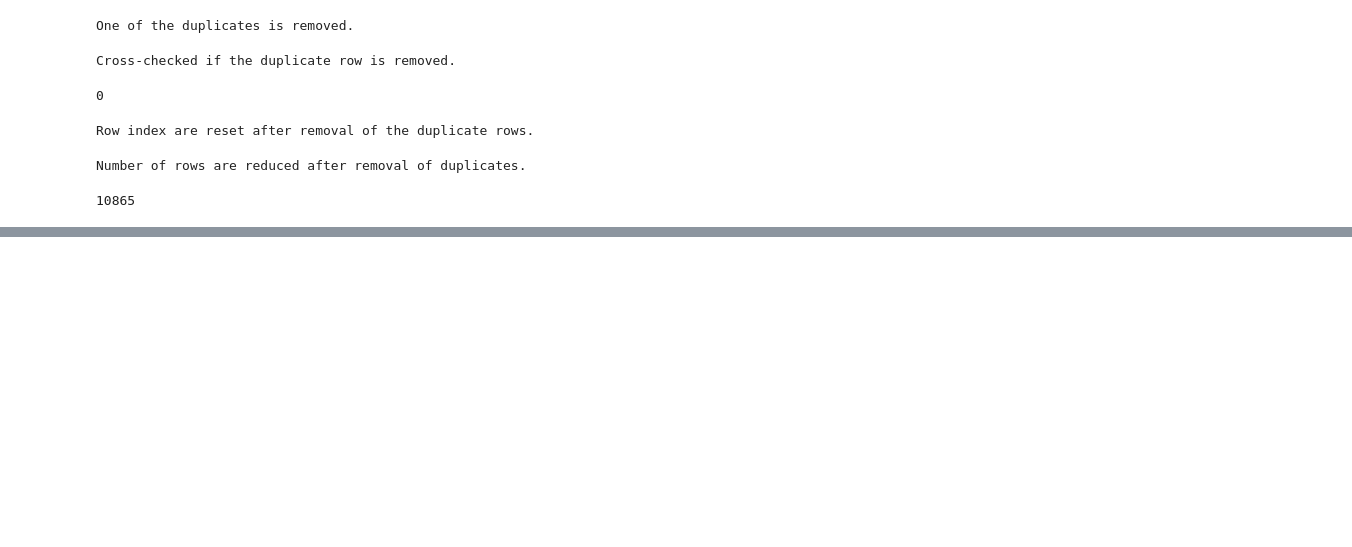
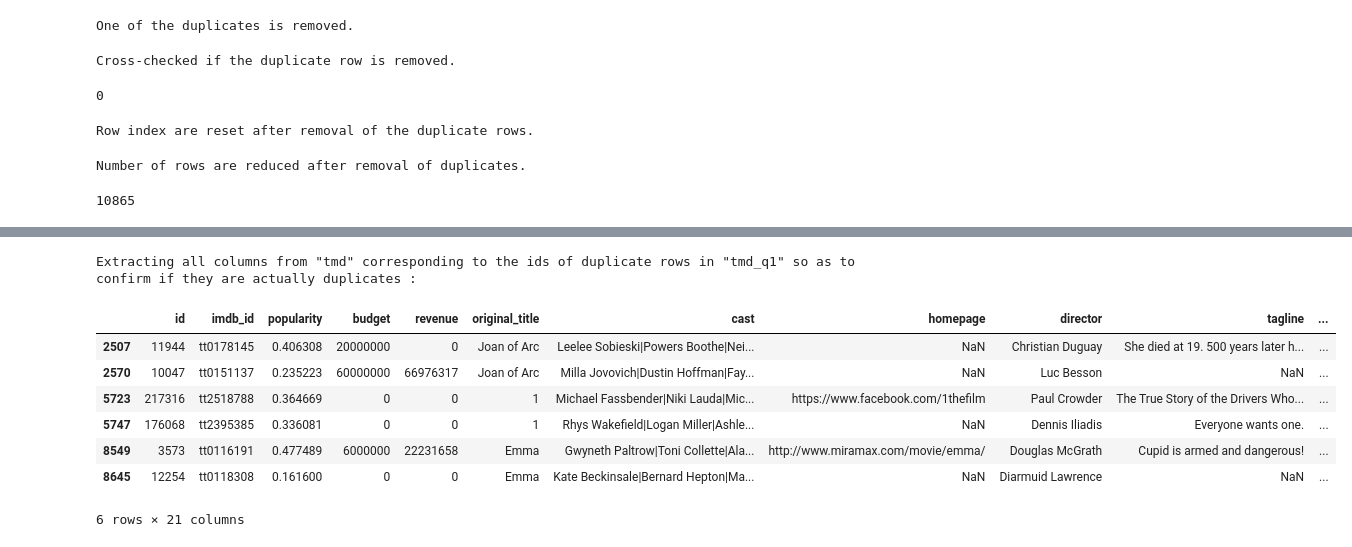
Before and after one commit to BalavishnuUdayakumar/EDA_TMDb, a Jupyter notebook: Exploratory_Data_Analysis_of_TMDb_dataset.ipynb, the cells around one changed output, grey strips where cells are left out. Cells and saved outputs as stored; diff of their text form; code cells hidden in the pictures; blank space fills up the shorter version.

```diff
--- a/Exploratory_Data_Analysis_of_TMDb_dataset.ipynb
+++ b/Exploratory_Data_Analysis_of_TMDb_dataset.ipynb
@@ -281,0 +454,18 @@ Number of rows are reduced after removal of duplicates.
+# %%
+# Confirming if these movies are actually duplicates.
+
+print('\033[4m' +'\033[1m' + 'Extracting all columns from "tmd" corresponding \
+to the ids of duplicate rows in "tmd_q1" so as to confirm if they are actually \
+duplicates' + '\033[0m' + '\033[0m' + '\033[0m' + ' :')
+
+tmd.loc[tmd['id'].isin([11944, 10047, 217316, 176068, 3573, 12254])]
+# %% [output]
+Extracting all columns from "tmd" corresponding to the ids of duplicate rows in "tmd_q1" so as to confirm if they are actually duplicates :
+|  | id | imdb_id | popularity | budget | revenue | original_title | cast | homepage | director | tagline | ... |
+| 2507 | 11944 | tt0178145 | 0.406308 | 20000000 | 0 | Joan of Arc | Leelee Sobieski|Powers Boothe|Nei... | NaN | Christian Duguay | She died at 19. 500 years later h... | ... |
+| 2570 | 10047 | tt0151137 | 0.235223 | 60000000 | 66976317 | Joan of Arc | Milla Jovovich|Dustin Hoffman|Fay... | NaN | Luc Besson | NaN | ... |
+| 5723 | 217316 | tt2518788 | 0.364669 | 0 | 0 | 1 | Michael Fassbender|Niki Lauda|Mic... | https://www.facebook.com/1thefilm | Paul Crowder | The True Story of the Drivers Who... | ... |
+| 5747 | 176068 | tt2395385 | 0.336081 | 0 | 0 | 1 | Rhys Wakefield|Logan Miller|Ashle... | NaN | Dennis Iliadis | Everyone wants one. | ... |
+| 8549 | 3573 | tt0116191 | 0.477489 | 6000000 | 22231658 | Emma | Gwyneth Paltrow|Toni Collette|Ala... | http://www.miramax.com/movie/emma/ | Douglas McGrath | Cupid is armed and dangerous! | ... |
+| 8645 | 12254 | tt0118308 | 0.161600 | 0 | 0 | Emma | Kate Beckinsale|Bernard Hepton|Ma... | NaN | Diarmuid Lawrence | NaN | ... |
+6 rows × 21 columns
```
Also changed, not shown: parts of 18 cells of this notebook, 1 other file.
